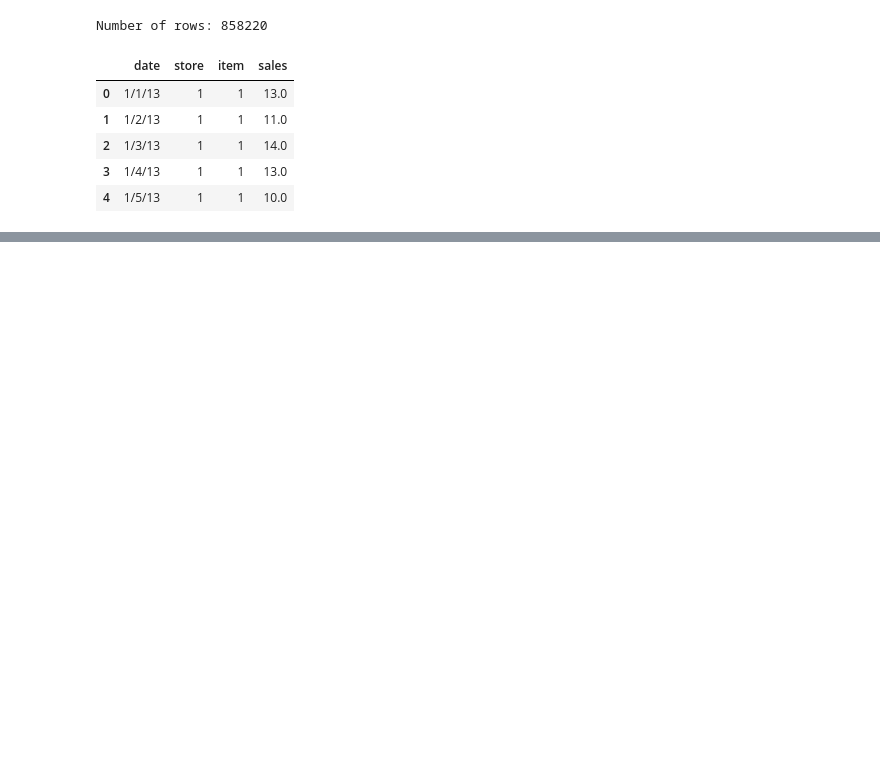
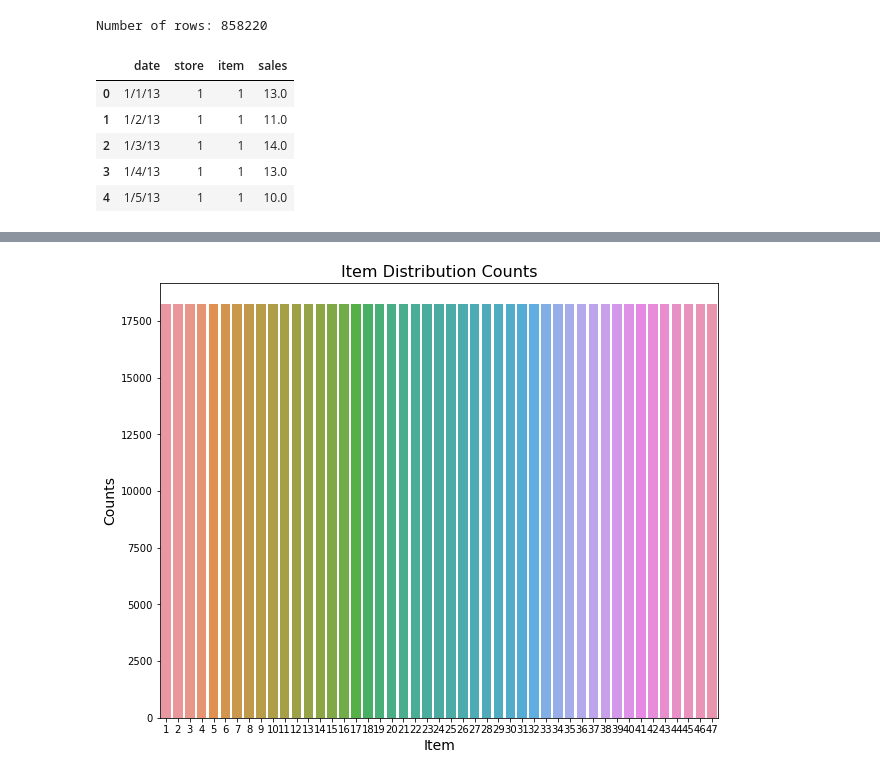
Before and after one commit to archeltaneka/sayurbox-technical-test, a Jupyter notebook: data-science.ipynb, the cells around one changed output, grey strips where cells are left out. Drawn from its saved outputs; the diff is of its cells as text; code cells hidden in the pictures; blank space fills up the shorter version.

```diff
--- a/data-science.ipynb
+++ b/data-science.ipynb
@@ -19,0 +92,20 @@ Number of rows: 858220
+# %%
+df_item = df[['item']].value_counts()
+df_item = pd.pivot_table(df_item.to_frame(), values=0, index=np.arange(1,48), aggfunc=np.sum)
+df_item = df_item.reset_index()
+df_item  = df_item.rename(columns={'index':'item', 0: 'Counts'})
+
+fig, ax = plt.subplots(figsize=(10,8))
+x = np.arange(47)
+width = 0.5
+sns.barplot(data=df_item, x='item', y='Counts')
+# bar = ax.bar(x, df_item['Counts'], color=['red','blue','cyan','orange','purple','green','yellow','pink','black','teal'], alpha=.5, width=width)
+
+ax.set_title('Item Distribution Counts', fontsize=16)
+ax.set_xlabel('Item', fontsize=14)
+ax.set_ylabel('Counts', fontsize=14)
+ax.set_xticks(x)
+
+plt.show()
+# %% [output]
+[figure, added]
```
Also changed, not shown: parts of 23 cells of this notebook.
